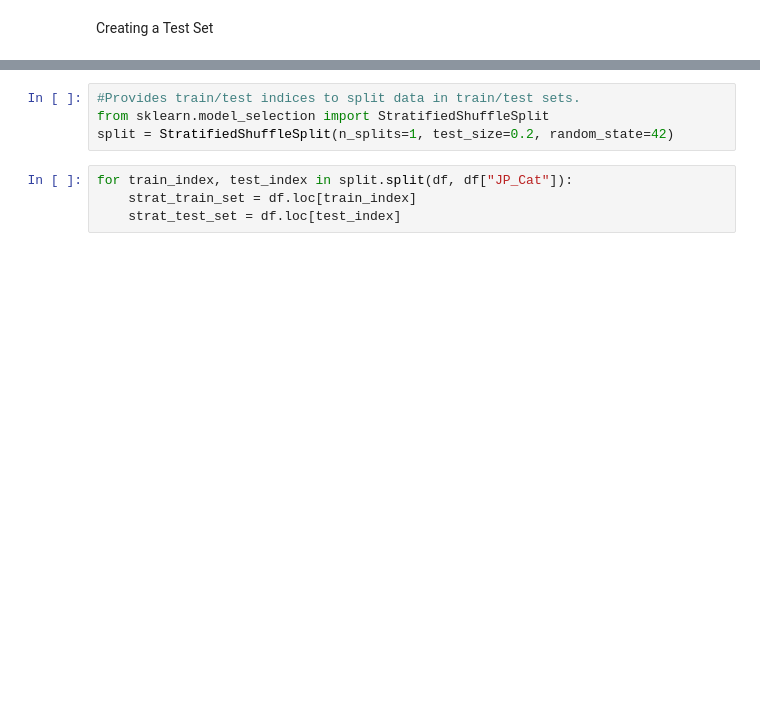
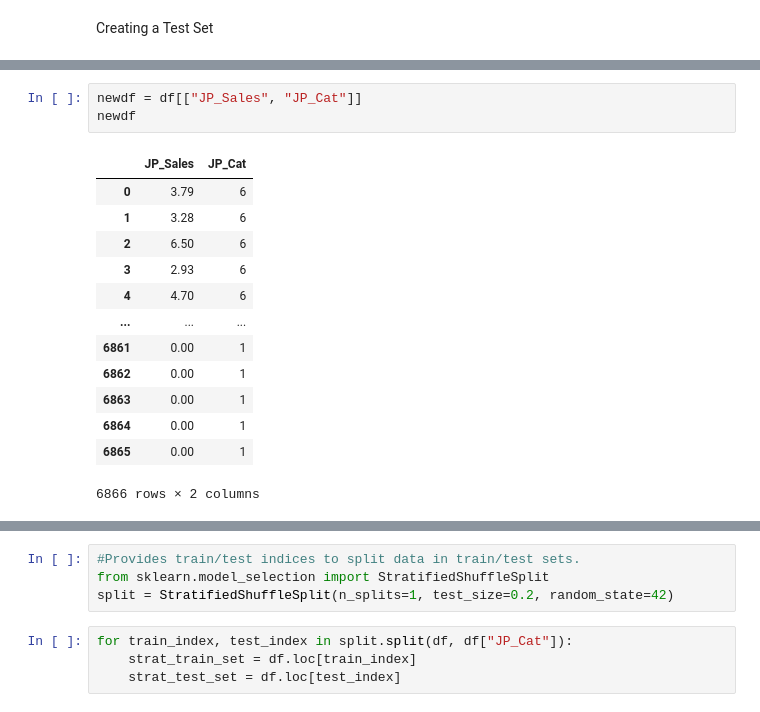
Before and after one commit to msadiq10/DMML-Group-15, a Jupyter notebook: group15-lab2.ipynb, the cells around one changed output, grey strips where cells are left out. Drawn from its saved outputs; the diff is of its cells as text; blank space fills up the shorter version.

```diff
--- a/group15-lab2.ipynb
+++ b/group15-lab2.ipynb
@@ -610,0 +623,17 @@ df["JP_Cat"] = pd.cut(df["JP_Sales"],
+# %%
+newdf = df[["JP_Sales", "JP_Cat"]]
+newdf
+# %% [output]
+|  | JP_Sales | JP_Cat |
+| 0 | 3.79 | 6 |
+| 1 | 3.28 | 6 |
+| 2 | 6.50 | 6 |
+| 3 | 2.93 | 6 |
+| 4 | 4.70 | 6 |
+| ... | ... | ... |
+| 6861 | 0.00 | 1 |
+| 6862 | 0.00 | 1 |
+| 6863 | 0.00 | 1 |
+| 6864 | 0.00 | 1 |
+| 6865 | 0.00 | 1 |
+6866 rows × 2 columns
```
Also changed, not shown: parts of 27 cells of this notebook.
